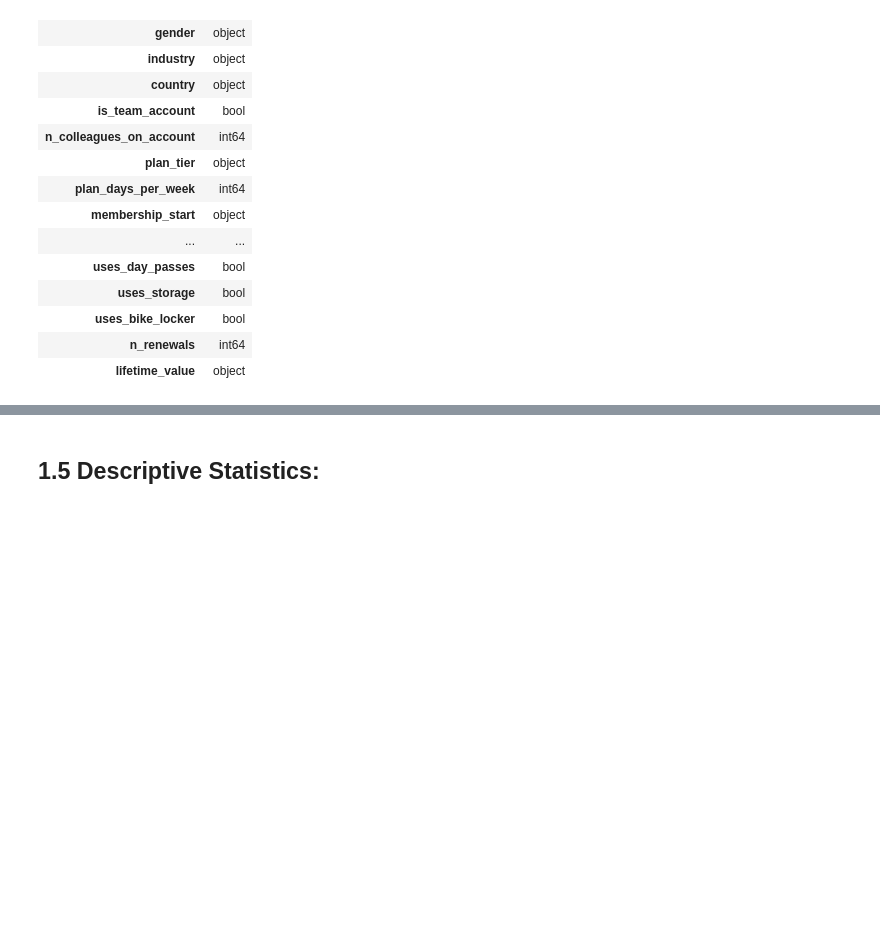
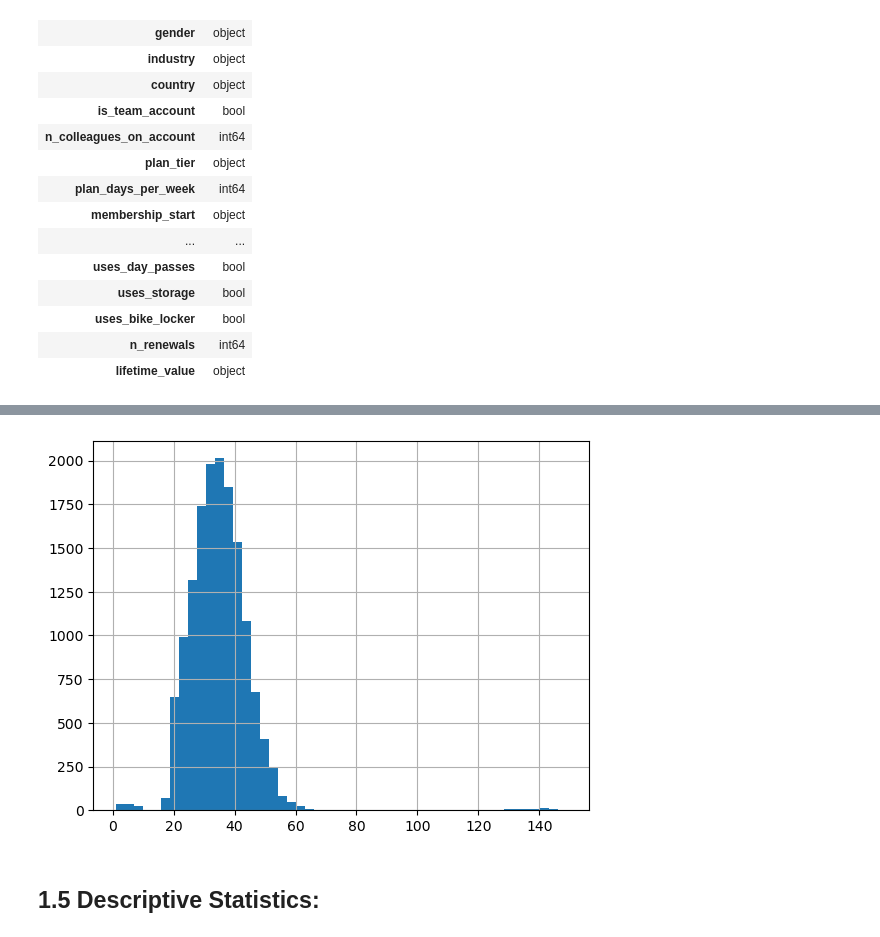
Before and after one commit to Diogosousa03/DM_Grupo18, a Jupyter notebook: notebooks/Group18_EDA_Code.ipynb, the cells around one changed output, grey strips where cells are left out. Drawn from its saved outputs; the diff is of its cells as text; code cells hidden in the pictures; blank space fills up the shorter version.

```diff
--- a/notebooks/Group18_EDA_Code.ipynb
+++ b/notebooks/Group18_EDA_Code.ipynb
@@ -157,0 +149,12 @@ Todas as colunas começadas por uses_... e o is_team_account têm um n_unique ex
+# %%
+n_dup_rows = df.duplicated().sum()
+n_dup_ids  = df["member_id"].duplicated().sum()
+print("Exact duplicate rows:", n_dup_rows)
+print("Duplicated member_id:", n_dup_ids)
+
+# Do any ids repeat with DIFFERENT content?
+conflicting = df[df["member_id"].duplicated(keep=False) & ~df.duplicated(keep=False)]
+print("Rows sharing an id but with different content:", len(conflicting))
+
+df = df.drop_duplicates().reset_index(drop=True)
+print("Shape after dropping duplicates:", df.shape, "| unique ids:", df["member_id"].is_unique)
@@ -230,3 +284,8 @@ df.dtypes.to_frame("dtype")
+# %%
+df["age"].hist(bins=50)
+plt.show()
+# %% [output]
+[figure, added]
 # %% [markdown]
 ## 1.5 Descriptive Statistics:
 # %%
```
Also changed, not shown: parts of 17 cells of this notebook.
